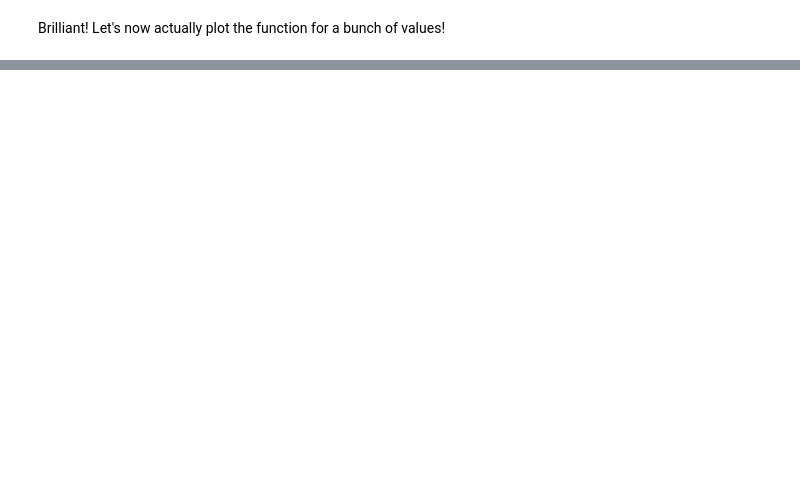
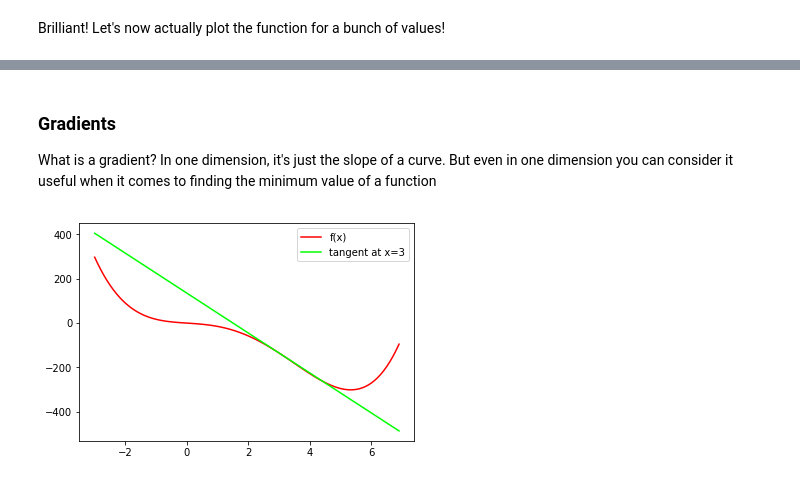
Before and after one commit to kabrol98/RBF-Sin, a Jupyter notebook: RBF-sin.ipynb, the cells around one changed output, grey strips where cells are left out. Drawn from its saved outputs; the diff is of its cells as text; code cells hidden in the pictures; blank space fills up the shorter version.

Commit message:
gradient descent done

```diff
--- a/RBF-sin.ipynb
+++ b/RBF-sin.ipynb
@@ -645,0 +684,16 @@ plt.show()
+# %% [markdown]
+### Gradients
+
+What is a gradient? In one dimension, it's just the slope of a curve. But even in one dimension you can consider it useful when it comes to finding the minimum value of a function
+# %%
+plt.subplot(111)
+x = np. arange(-3,7,0.1)
+y = lambda x : x ** 4 - 7 *x ** 3 - 9*x
+grad = lambda x : 4 * x ** 3 - 21 *x ** 2 - 9
+tangent_line = lambda s : grad(s) * x + (y(s) - grad(s)*s)
+plt.plot(x, y(x), c=[1,0,0], label="f(x)")
+plt.plot(x,tangent_line(3), c=[0,1,0], label="tangent at x=3")
+plt.legend(loc='best')
+plt.show()
+# %% [output]
+[figure, added]
```
Also changed, not shown: parts of 27 cells of this notebook.
